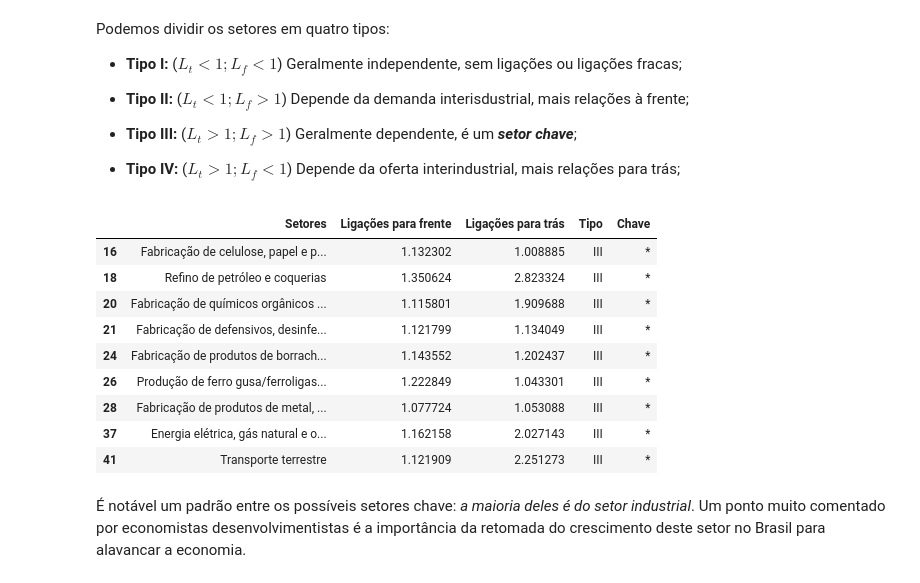
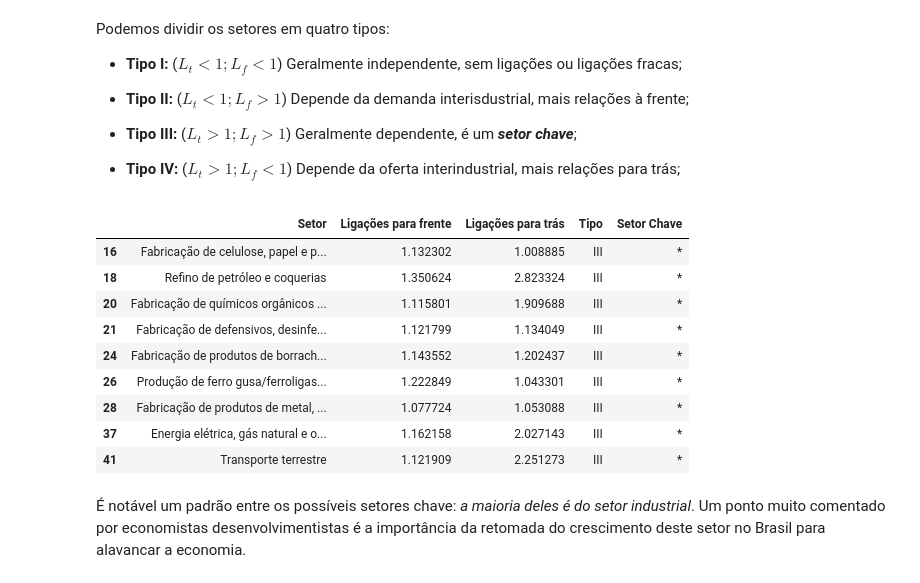
Before and after one commit to ArthurPavezzi-zz/analise-matriz-leontieff, a Jupyter notebook: analise.ipynb, the cells around one changed output. Cells and saved outputs as stored; diff of their text form; code cells hidden in the pictures.

```diff
--- a/analise.ipynb
+++ b/analise.ipynb
@@ -215,16 +210,15 @@ Ou seja: o coeficiente de ligação para frente da linha $i$ é igual à média
 
 E o coeficiente de ligações para trás da coluna $j$ é igual à média dos coeficientes desta coluna dividida pela média total dos coeficientes.
 # %%
-# é preciso usar .to_numpy().sum() para somar todos os valores do DataFrame de forma eficiente
-media = matriz_L.to_numpy().sum() / matriz_L.shape[0]**2
+# é preciso usar .to_numpy().mean() para tirarmos a média de todos os valores do DataFrame de forma eficiente
+media = matriz_L.to_numpy().mean()
 
-l_f = matriz_L.mean() / media
+l_f = matriz_L.mean(axis=0) / media # axis=0 para média das colunas
 l_t = matriz_L.mean(axis=1) / media # axis=1 para média das colunas
 # %%
-coeficientes = {
-    "Setores": list(matriz_L.columns),
+df_coeficientes = pd.DataFrame({
+    "Setor": list(matriz_L.columns),
     "Ligações para frente": l_f.to_numpy(),
     "Ligações para trás": l_t.to_numpy()
-}
-df_coeficientes = pd.DataFrame(coeficientes)
+})
 df_coeficientes
@@ -241,26 +249,26 @@ Podemos dividir os setores em quatro tipos:
 # %%
 tipos = []
 chaves = []
 
 for i in range(df_coeficientes.shape[0]):
     chave = ''
     if df_coeficientes.iloc[i, 1] < 1 and df_coeficientes.iloc[i, 2] < 1:
         tipo = 'I'
     elif df_coeficientes.iloc[i, 1] < 1 and df_coeficientes.iloc[i, 2] > 1:
         tipo = 'II'
     elif df_coeficientes.iloc[i, 1] > 1 and df_coeficientes.iloc[i, 2] > 1:
         tipo = 'III'
         chave = '*'
     else:
         tipo = 'IV'
     tipos.append(tipo)
     chaves.append(chave)
 
 df_coeficientes['Tipo'] = tipos
-df_coeficientes['Chave'] = chaves
-df_coeficientes[df_coeficientes.Chave != '']
+df_coeficientes['Setor Chave'] = chaves
+df_coeficientes[df_coeficientes['Setor Chave'] != '']
 # %% [output]
-|  | Setores | Ligações para frente | Ligações para trás | Tipo | Chave |
+|  | Setor | Ligações para frente | Ligações para trás | Tipo | Setor Chave |
 | 16 | Fabricação de celulose, papel e p... | 1.132302 | 1.008885 | III | * |
 | 18 | Refino de petróleo e coquerias | 1.350624 | 2.823324 | III | * |
 | 20 | Fabricação de químicos orgânicos ... | 1.115801 | 1.909688 | III | * |
```
Also changed, not shown: parts of 10 cells of this notebook.
